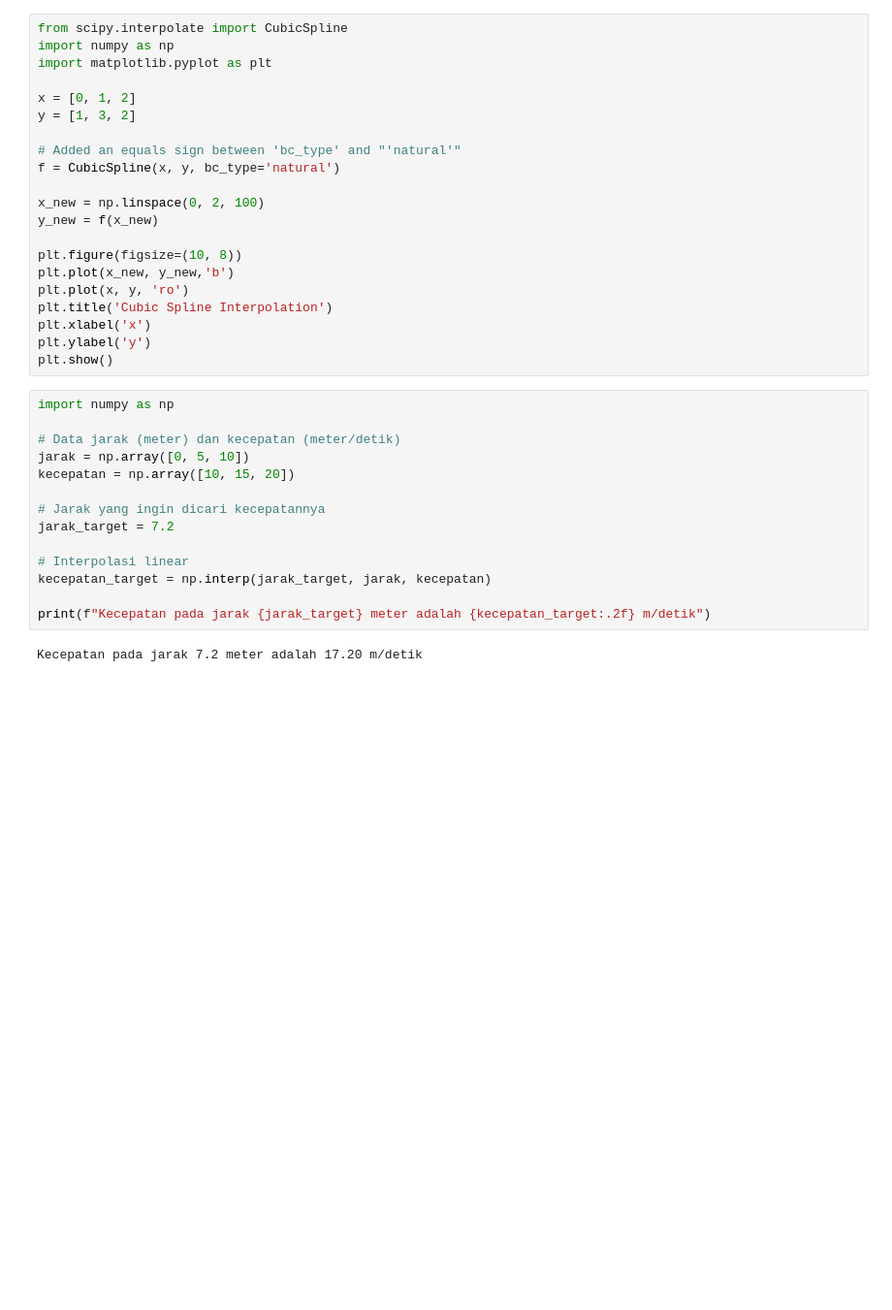
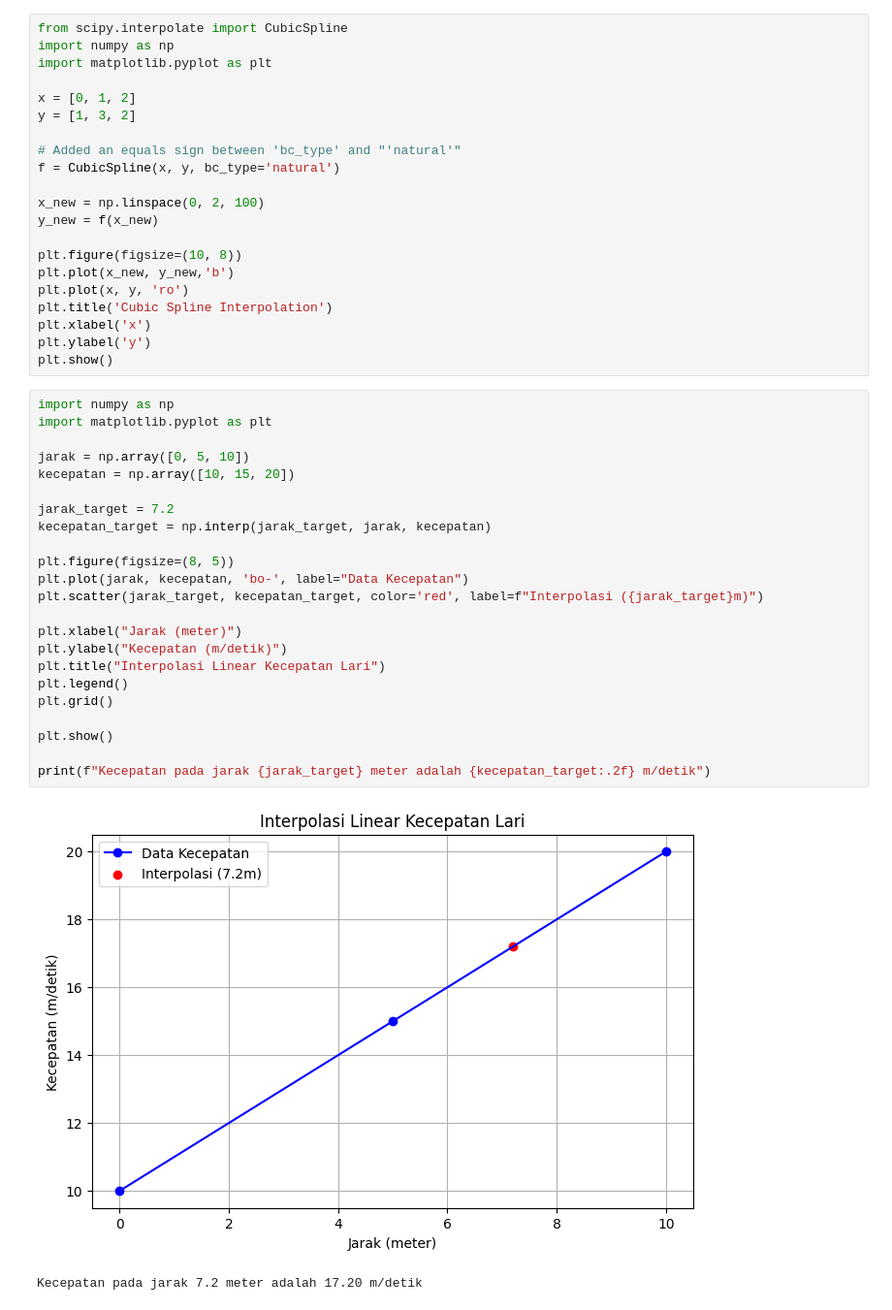
Before and after one commit to Rangga27-hub/Scientific-Computing, a Jupyter notebook: Komang_Rangga_Hariwijaya_2802493134.ipynb, the cells around one changed output. Shown: that part at 97% size. Cells and saved outputs as stored; diff of their text form; blank space fills up the shorter version.

```diff
--- a/Komang_Rangga_Hariwijaya_2802493134.ipynb
+++ b/Komang_Rangga_Hariwijaya_2802493134.ipynb
@@ -116,17 +116,27 @@ plt.ylabel('y')
 plt.show()
 # %%
 import numpy as np
+import matplotlib.pyplot as plt
 
-# Data jarak (meter) dan kecepatan (meter/detik)
 jarak = np.array([0, 5, 10])
 kecepatan = np.array([10, 15, 20])
 
-# Jarak yang ingin dicari kecepatannya
 jarak_target = 7.2
-
-# Interpolasi linear
 kecepatan_target = np.interp(jarak_target, jarak, kecepatan)
 
+plt.figure(figsize=(8, 5))
+plt.plot(jarak, kecepatan, 'bo-', label="Data Kecepatan")
+plt.scatter(jarak_target, kecepatan_target, color='red', label=f"Interpolasi ({jarak_target}m)")
+
+plt.xlabel("Jarak (meter)")
+plt.ylabel("Kecepatan (m/detik)")
+plt.title("Interpolasi Linear Kecepatan Lari")
+plt.legend()
+plt.grid()
+
+plt.show()
+
 print(f"Kecepatan pada jarak {jarak_target} meter adalah {kecepatan_target:.2f} m/detik")
 # %% [output]
+[figure, added]
 Kecepatan pada jarak 7.2 meter adalah 17.20 m/detik
```
